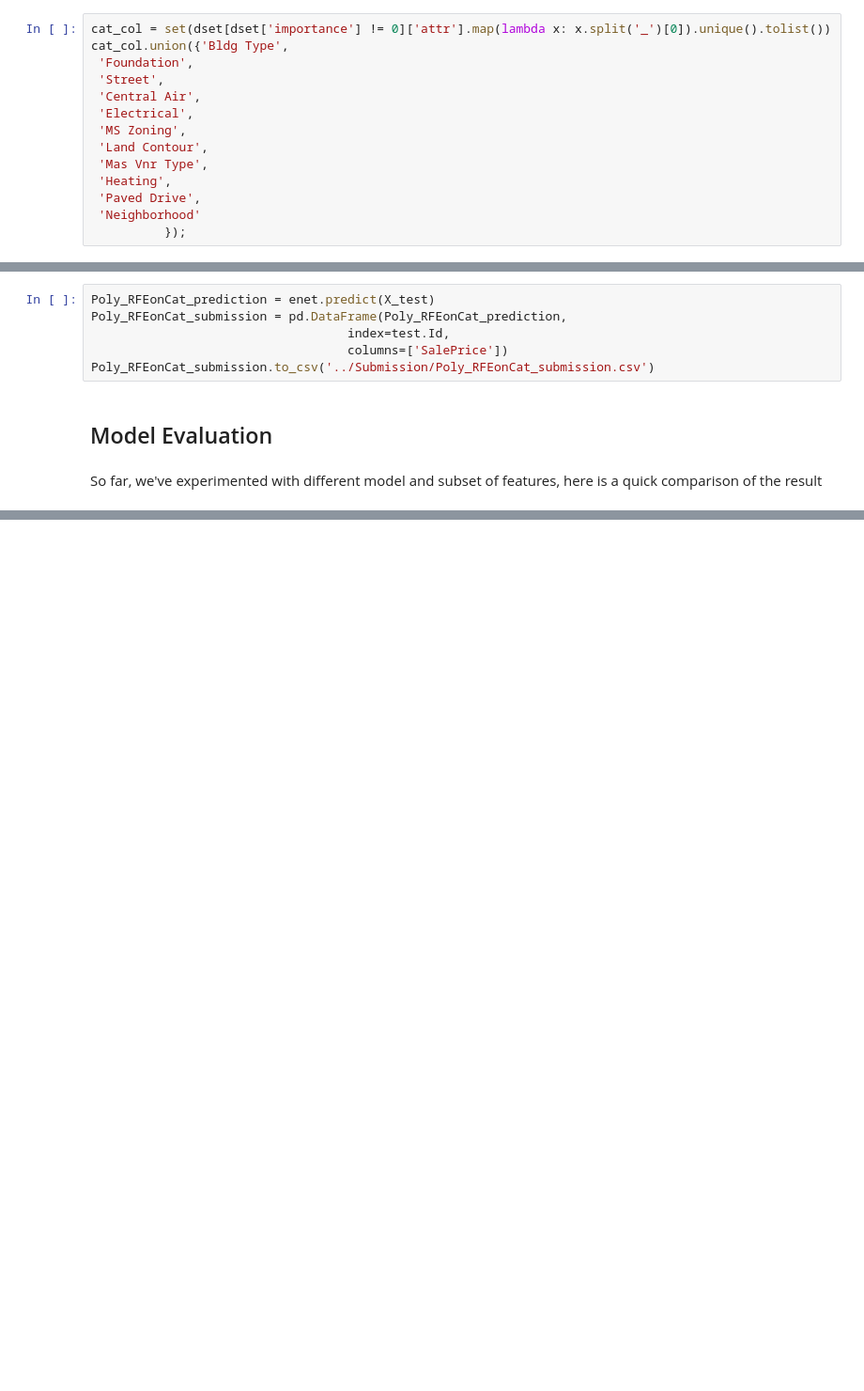
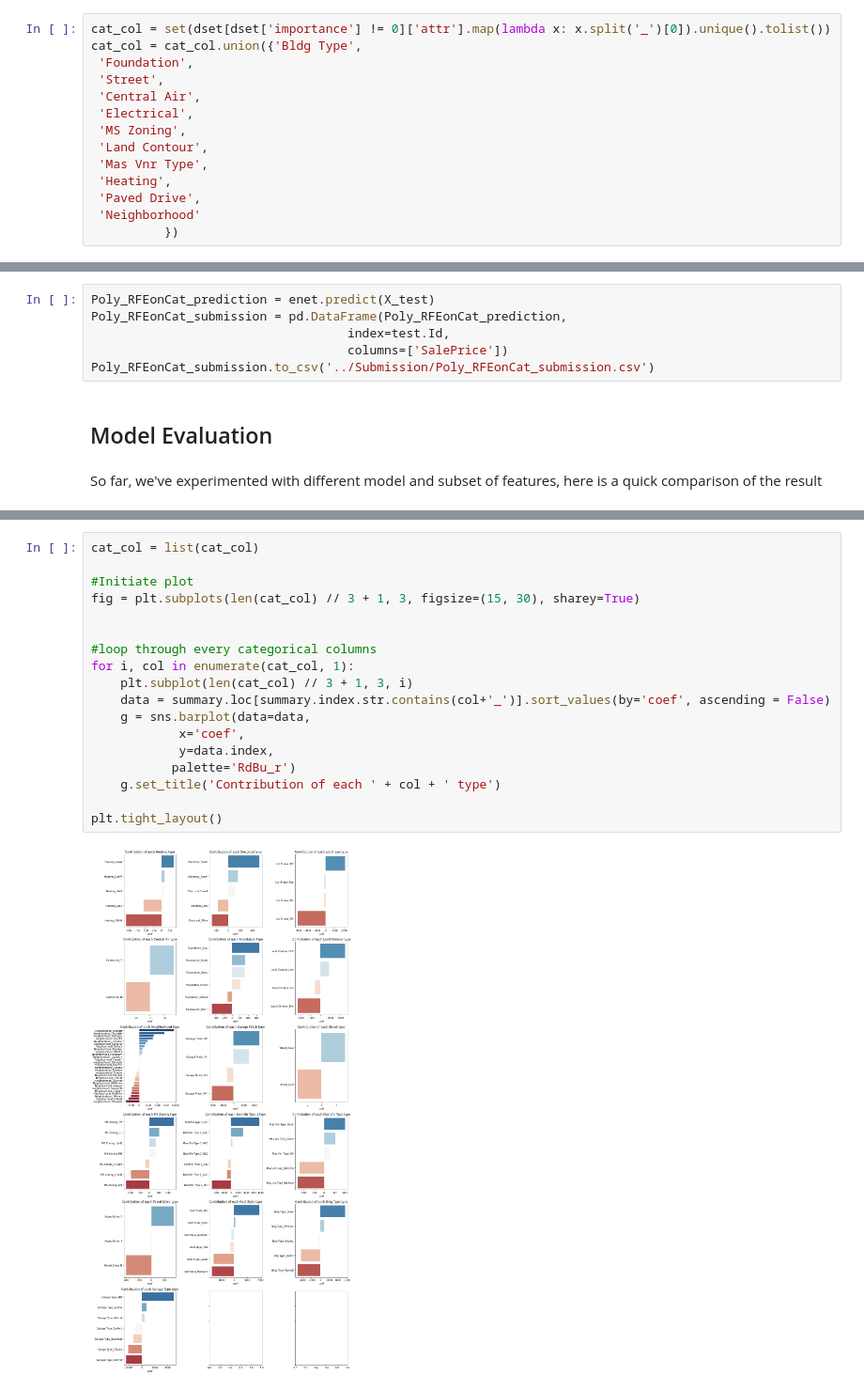
Before and after one commit to Joeycooky/DSI_Project_2, a Jupyter notebook: Code/model_polyorder2.ipynb, the cells around one changed output, grey strips where cells are left out. Shown at 94% size. Drawn from its saved outputs; the diff is of its cells as text; blank space fills up the shorter version.

```diff
--- a/Code/model_polyorder2.ipynb
+++ b/Code/model_polyorder2.ipynb
@@ -544,6 +560,6 @@ plt.show()
 # %%
 cat_col = set(dset[dset['importance'] != 0]['attr'].map(lambda x: x.split('_')[0]).unique().tolist())
-cat_col.union({'Bldg Type',
+cat_col = cat_col.union({'Bldg Type',
  'Foundation',
  'Street',
  'Central Air',
@@ -554,7 +570,7 @@ cat_col.union({'Bldg Type',
  'Heating',
  'Paved Drive',
  'Neighborhood'
-          });
+          })
 # %% [markdown]
 ### Let's try with our model
 # %%
@@ -638,0 +751,20 @@ So far, we've experimented with different model and subset of features, here is
+# %%
+cat_col = list(cat_col)
+
+#Initiate plot
+fig = plt.subplots(len(cat_col) // 3 + 1, 3, figsize=(15, 30), sharey=True)
+
+
+#loop through every categorical columns
+for i, col in enumerate(cat_col, 1):
+    plt.subplot(len(cat_col) // 3 + 1, 3, i)
+    data = summary.loc[summary.index.str.contains(col+'_')].sort_values(by='coef', ascending = False)
+    g = sns.barplot(data=data,
+            x='coef',
+            y=data.index,
+           palette='RdBu_r')
+    g.set_title('Contribution of each ' + col + ' type')
+
+plt.tight_layout()
+# %% [output]
+[figure, added]
```
Also changed, not shown: parts of 29 cells of this notebook, 12 other files.
